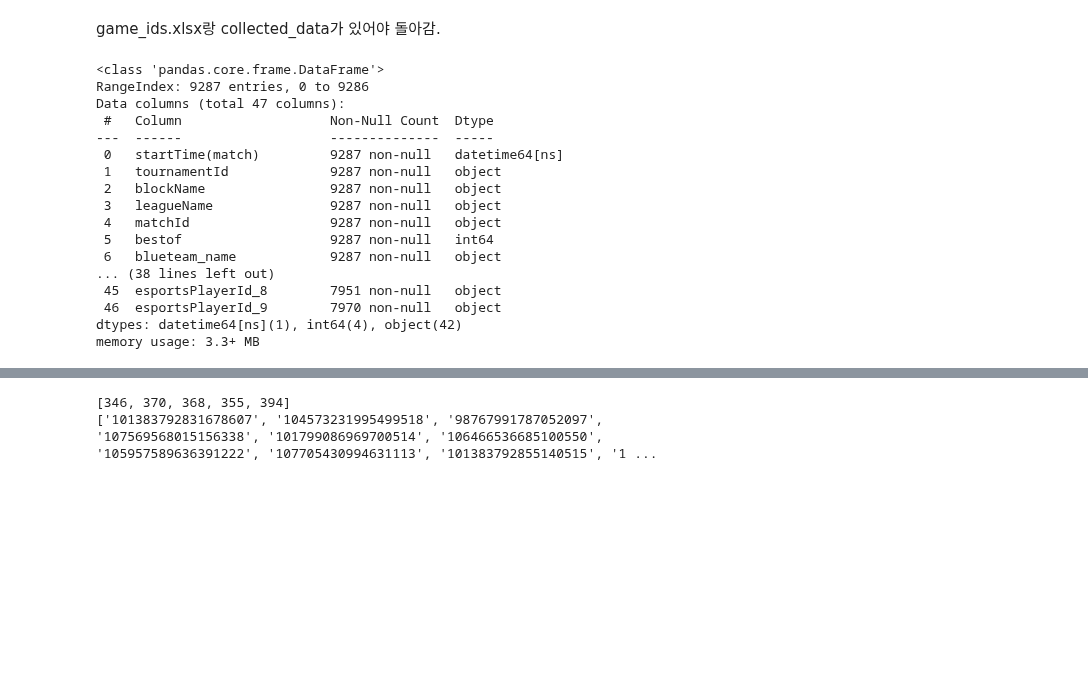
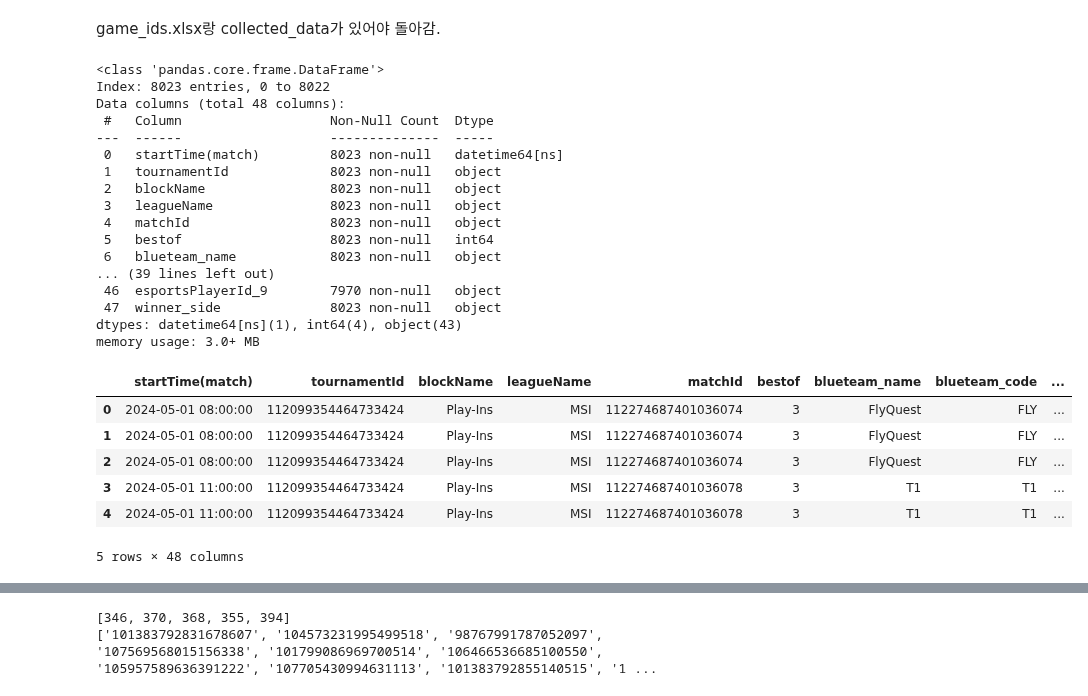
Before and after one commit to chlxogur/penta_kill_data_science, a Jupyter notebook: summonerId_to_their_stat.ipynb, the cells around one changed output, grey strips where cells are left out. Cells and saved outputs as stored; diff of their text form; code cells hidden in the pictures; blank space fills up the shorter version.

```diff
--- a/summonerId_to_their_stat.ipynb
+++ b/summonerId_to_their_stat.ipynb
@@ -19,25 +19,35 @@ temp1 = [f"esportsPlayerId_{i}" for i in range(10)]
 temp2 = ["str" for i in range(10)]
 esportsPlayerId_type_dict = dict(zip(temp1, temp2))
 strcolumn_dict.update(esportsPlayerId_type_dict)
-game_ids_df = pd.read_excel("../data/game_ids.xlsx", dtype=strcolumn_dict)
+game_ids_df = pd.read_excel("../data/game_ids.xlsx", dtype=strcolumn_dict, index_col = 0)
 game_ids_df["startTime(match)"] = game_ids_df["startTime(match)"].apply(lambda x : datetime.datetime.strptime(x[:19], "%Y-%m-%dT%H:%M:%S"))
 
 game_ids_df.info()
 # %% [output]
 <class 'pandas.core.frame.DataFrame'>
-RangeIndex: 9287 entries, 0 to 9286
-Data columns (total 47 columns):
+Index: 8023 entries, 0 to 8022
+Data columns (total 48 columns):
  #   Column                   Non-Null Count  Dtype
 ---  ------                   --------------  -----
- 0   startTime(match)         9287 non-null   datetime64[ns]
- 1   tournamentId             9287 non-null   object
- 2   blockName                9287 non-null   object
- 3   leagueName               9287 non-null   object
- 4   matchId                  9287 non-null   object
- 5   bestof                   9287 non-null   int64
- 6   blueteam_name            9287 non-null   object
-... (38 lines left out)
- 45  esportsPlayerId_8        7951 non-null   object
+ 0   startTime(match)         8023 non-null   datetime64[ns]
+ 1   tournamentId             8023 non-null   object
+ 2   blockName                8023 non-null   object
+ 3   leagueName               8023 non-null   object
+ 4   matchId                  8023 non-null   object
+ 5   bestof                   8023 non-null   int64
+ 6   blueteam_name            8023 non-null   object
+... (39 lines left out)
  46  esportsPlayerId_9        7970 non-null   object
-dtypes: datetime64[ns](1), int64(4), object(42)
-memory usage: 3.3+ MB
+ 47  winner_side              8023 non-null   object
+dtypes: datetime64[ns](1), int64(4), object(43)
+memory usage: 3.0+ MB
+# %%
+game_ids_df.head()
+# %% [output]
+|  | startTime(match) | tournamentId | blockName | leagueName | matchId | bestof | blueteam_name | blueteam_code | ... |
+| 0 | 2024-05-01 08:00:00 | 112099354464733424 | Play-Ins | MSI | 112274687401036074 | 3 | FlyQuest | FLY | ... |
+| 1 | 2024-05-01 08:00:00 | 112099354464733424 | Play-Ins | MSI | 112274687401036074 | 3 | FlyQuest | FLY | ... |
+| 2 | 2024-05-01 08:00:00 | 112099354464733424 | Play-Ins | MSI | 112274687401036074 | 3 | FlyQuest | FLY | ... |
+| 3 | 2024-05-01 11:00:00 | 112099354464733424 | Play-Ins | MSI | 112274687401036078 | 3 | T1 | T1 | ... |
+| 4 | 2024-05-01 11:00:00 | 112099354464733424 | Play-Ins | MSI | 112274687401036078 | 3 | T1 | T1 | ... |
+5 rows × 48 columns
```
Also changed, not shown: parts of 11 cells of this notebook, 9 other files.
